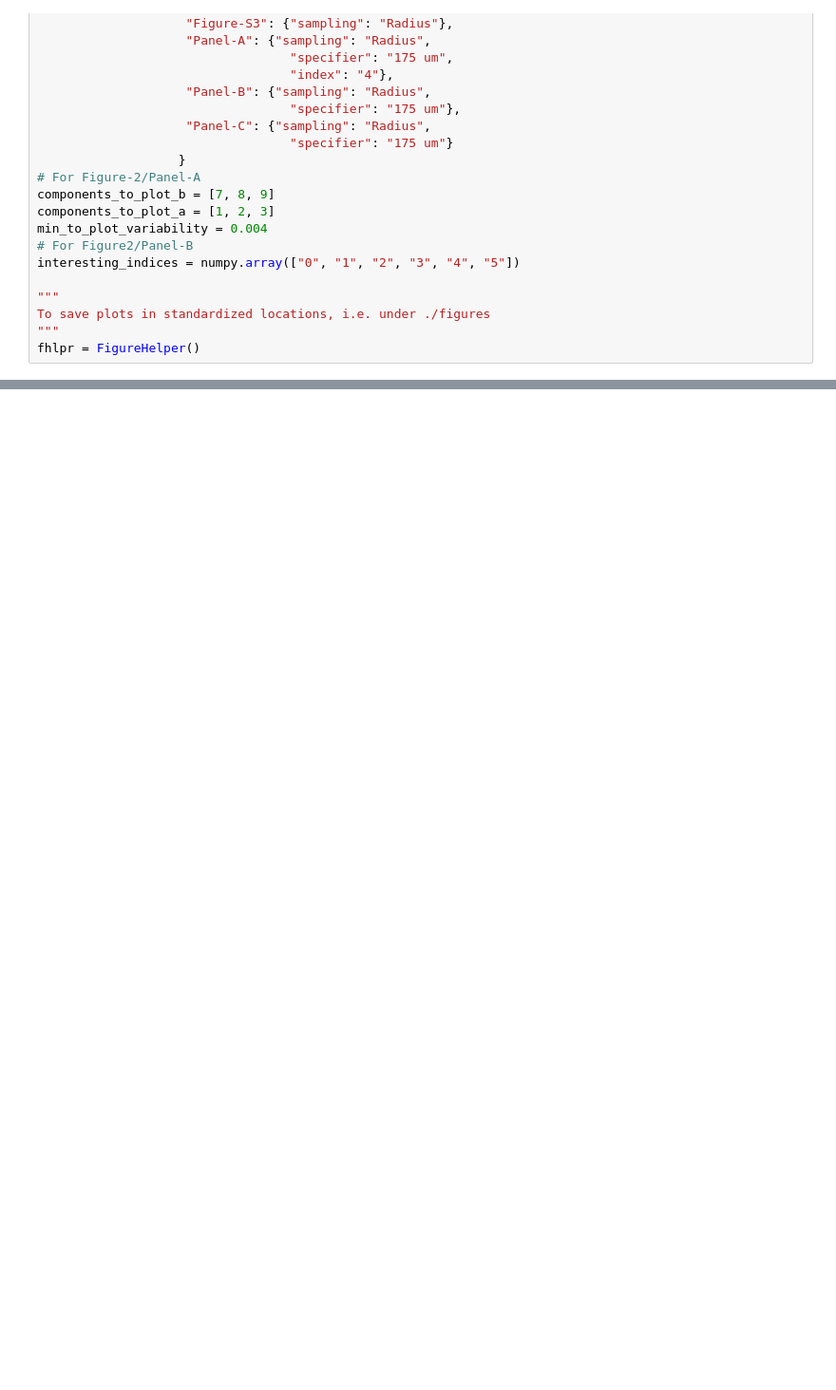
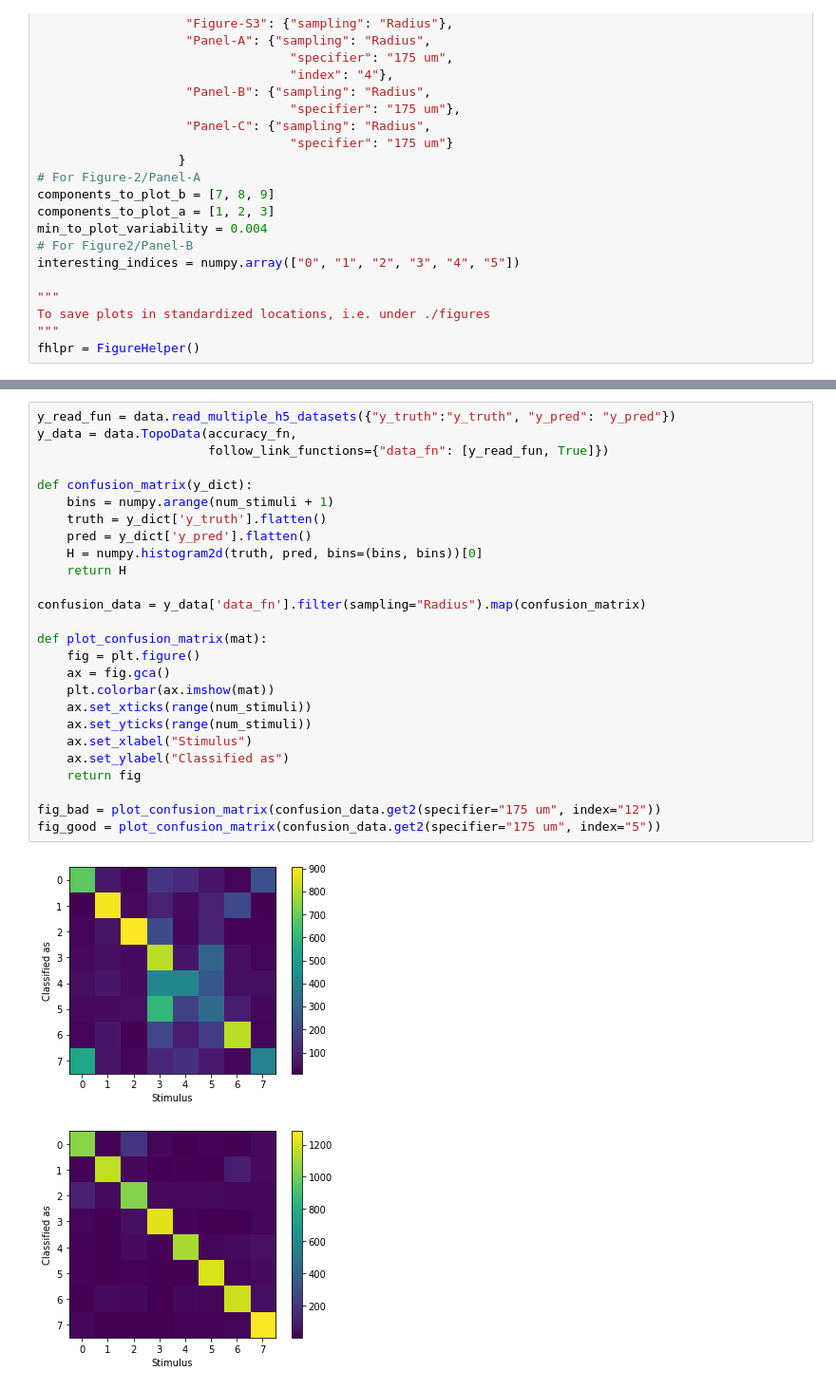
Before and after one commit to BlueBrain/topological_sampling, a Jupyter notebook: notebooks/Figure 2 , S2.ipynb, the cells around one changed output, grey strips where cells are left out. Shown at 95% size. Cells and saved outputs as stored; diff of their text form; blank space fills up the shorter version.

```diff
--- a/notebooks/Figure 2 , S2.ipynb
+++ b/notebooks/Figure 2 , S2.ipynb
@@ -317,0 +334,29 @@ y_data['data_fn'].contents[0].res
+# %%
+y_read_fun = data.read_multiple_h5_datasets({"y_truth":"y_truth", "y_pred": "y_pred"})
+y_data = data.TopoData(accuracy_fn,
+                       follow_link_functions={"data_fn": [y_read_fun, True]})
+
+def confusion_matrix(y_dict):
+    bins = numpy.arange(num_stimuli + 1)
+    truth = y_dict['y_truth'].flatten()
+    pred = y_dict['y_pred'].flatten()
+    H = numpy.histogram2d(truth, pred, bins=(bins, bins))[0]
+    return H
+
+confusion_data = y_data['data_fn'].filter(sampling="Radius").map(confusion_matrix)
+
+def plot_confusion_matrix(mat):
+    fig = plt.figure()
+    ax = fig.gca()
+    plt.colorbar(ax.imshow(mat))
+    ax.set_xticks(range(num_stimuli))
+    ax.set_yticks(range(num_stimuli))
+    ax.set_xlabel("Stimulus")
+    ax.set_ylabel("Classified as")
+    return fig
+
+fig_bad = plot_confusion_matrix(confusion_data.get2(specifier="175 um", index="12"))
+fig_good = plot_confusion_matrix(confusion_data.get2(specifier="175 um", index="5"))
+# %% [output]
+[figure, added]
+[figure, added]
```
Also changed, not shown: parts of 8 cells of this notebook, 6 other files.
